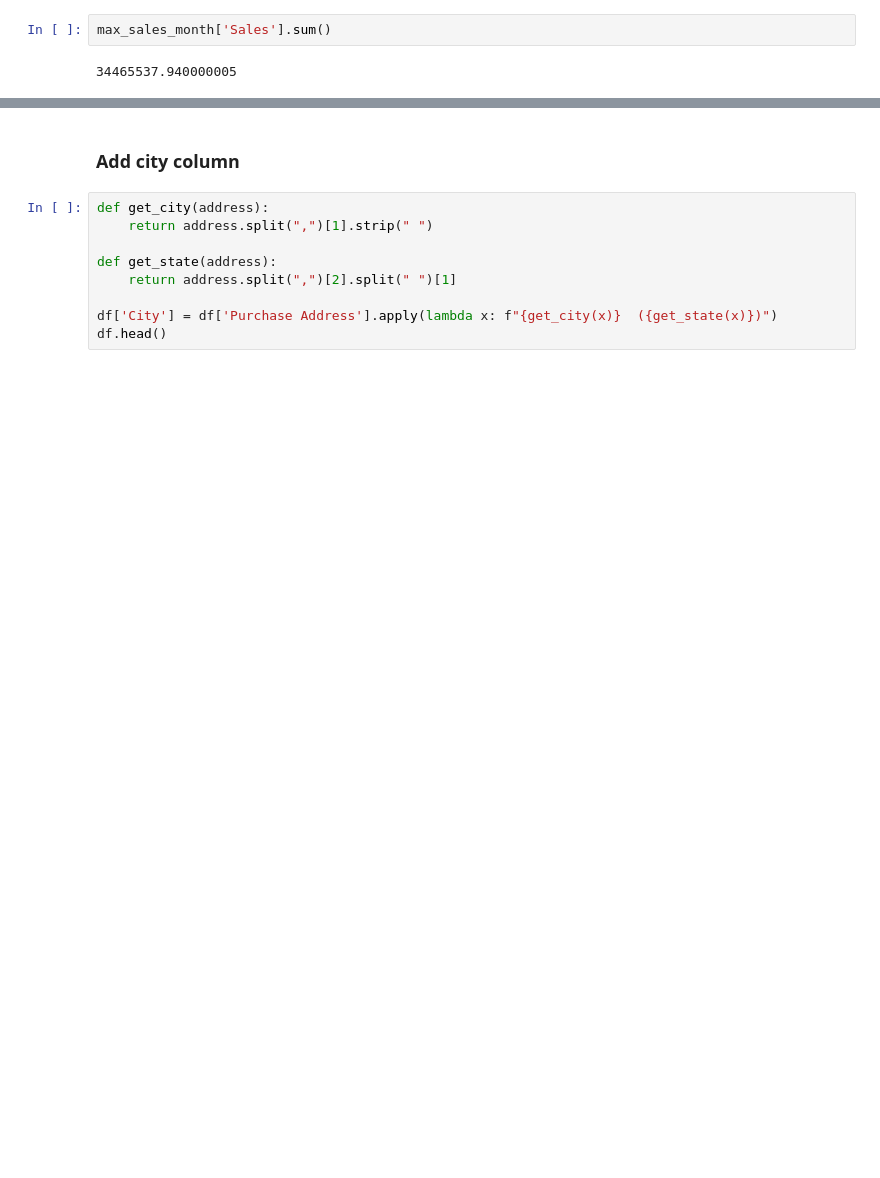
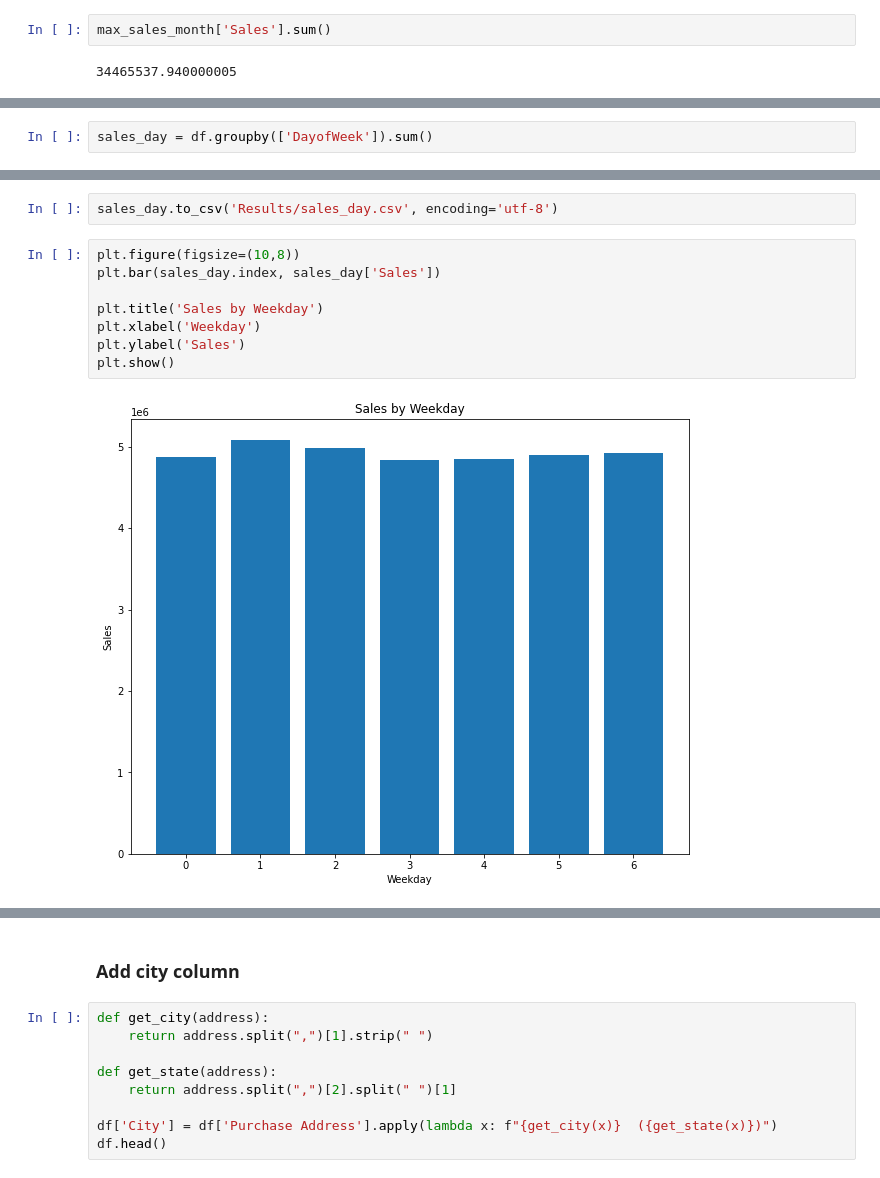
Before and after one commit to dquerales/DataScience, a Jupyter notebook: Projects/Sales Analysis/SalesAnalysis .ipynb, the cells around one changed output, grey strips where cells are left out. Drawn from its saved outputs; the diff is of its cells as text; blank space fills up the shorter version.

```diff
--- a/Projects/Sales Analysis/SalesAnalysis .ipynb
+++ b/Projects/Sales Analysis/SalesAnalysis .ipynb
@@ -178,0 +196,2 @@ max_sales_month['Sales'].sum()
+# %%
+sales_day = df.groupby(['DayofWeek']).sum()
@@ -179 +210,13 @@ max_sales_month['Sales'].sum()
+# %%
+sales_day.to_csv('Results/sales_day.csv', encoding='utf-8')
+# %%
+plt.figure(figsize=(10,8))
+plt.bar(sales_day.index, sales_day['Sales'])
+
+plt.title('Sales by Weekday')
+plt.xlabel('Weekday')
+plt.ylabel('Sales')
+plt.show()
+# %% [output]
+[figure, added]
 # %% [markdown]
```
Also changed, not shown: parts of 22 cells of this notebook, 10 other files.
